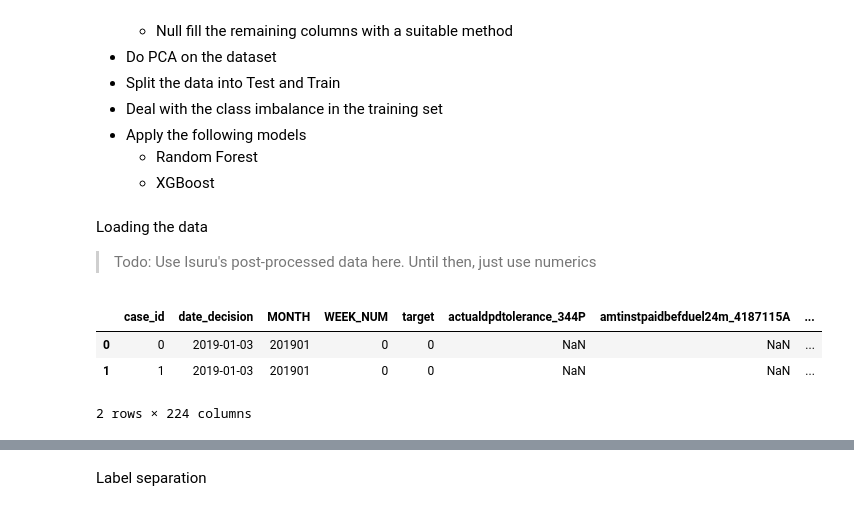
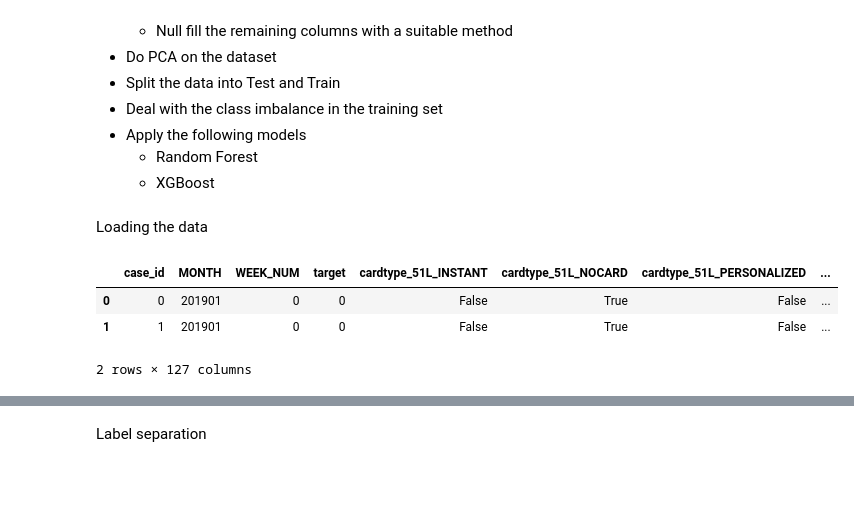
Before and after one commit to dulshanr/data-mining-group-project-01, a Jupyter notebook: tharaka/notebooks/pca_with_models_1.ipynb, the cells around one changed output, grey strips where cells are left out. Saved outputs shown, nothing was run; the diff lists cells and outputs as text; code cells hidden in the pictures; blank space fills up the shorter version.

Commit message:
with cleaned data from Isurus notebooks

```diff
--- a/tharaka/notebooks/pca_with_models_1.ipynb
+++ b/tharaka/notebooks/pca_with_models_1.ipynb
@@ -21,15 +21,13 @@ from sklearn.decomposition import PCA
 from sklearn.preprocessing import StandardScaler
 
 from imblearn.over_sampling import SMOTE
-# %% [markdown]
-Loading the data
-
-> Todo: Use Isuru's post-processed data here. Until then, just use numerics
+# %% [markdown]
+Loading the data
 # %%
-dataset = pd.read_csv("../data/raw/cleaned_joined_static_x.csv.gz", compression='gzip')
+dataset = pd.read_csv("../data/processed/postprocessed_after_outlier_handled.csv.gz", compression='gzip')
 dataset.head(2)
 # %% [output]
-|  | case_id | date_decision | MONTH | WEEK_NUM | target | actualdpdtolerance_344P | amtinstpaidbefduel24m_4187115A | ... |
-| 0 | 0 | 2019-01-03 | 201901 | 0 | 0 | NaN | NaN | ... |
-| 1 | 1 | 2019-01-03 | 201901 | 0 | 0 | NaN | NaN | ... |
+|  | case_id | MONTH | WEEK_NUM | target | cardtype_51L_INSTANT | cardtype_51L_NOCARD | cardtype_51L_PERSONALIZED | ... |
+| 0 | 0 | 201901 | 0 | 0 | False | True | False | ... |
+| 1 | 1 | 201901 | 0 | 0 | False | True | False | ... |
-2 rows × 224 columns
+2 rows × 127 columns
```
Also changed, not shown: parts of 26 cells of this notebook, 3 other files.
